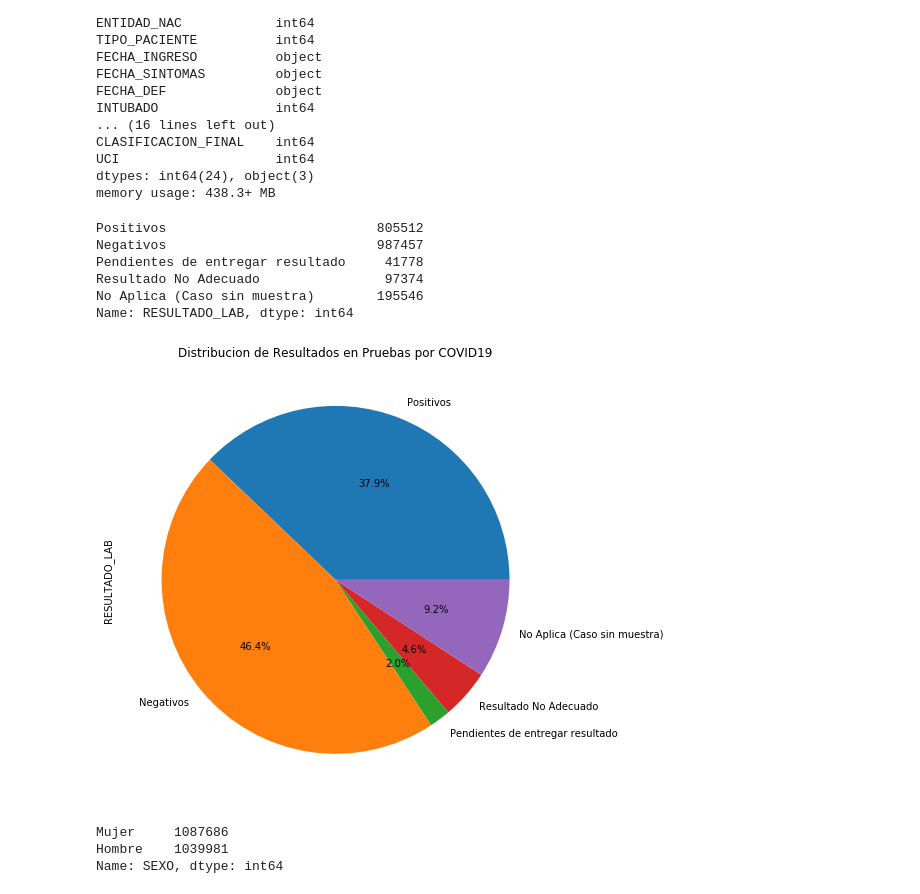
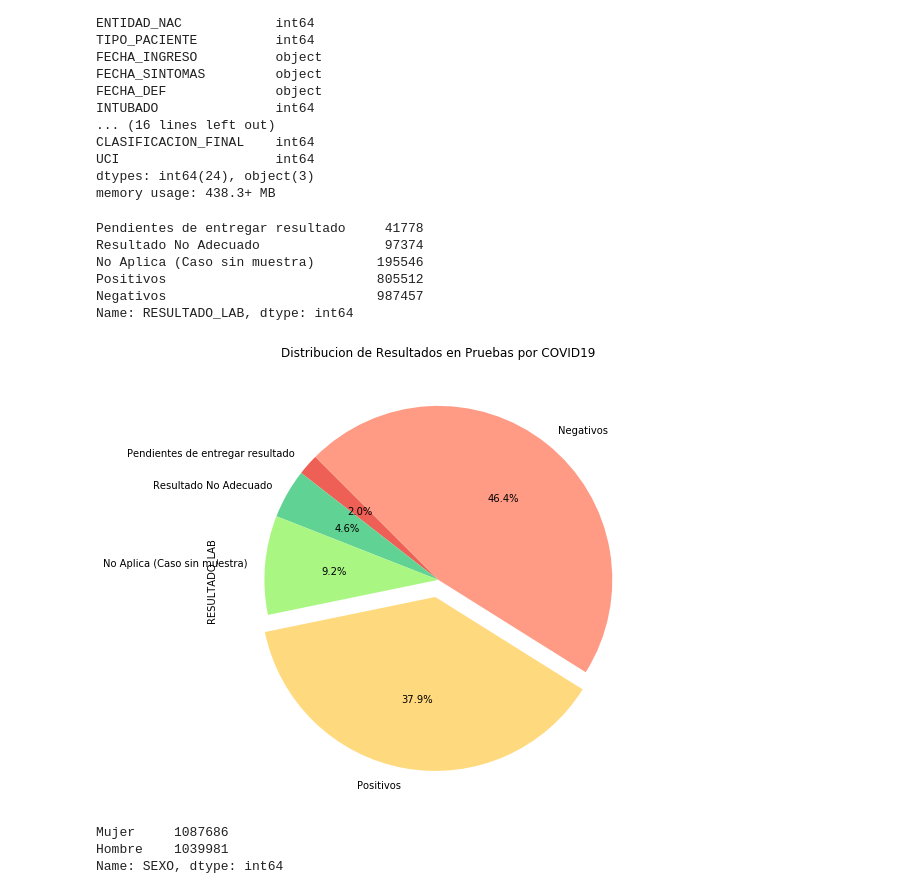
Before and after one commit to JoseGabriel-ITD/Analisis, a Jupyter notebook: covid19_1.ipynb, the cells around one changed output. Drawn from its saved outputs; the diff is of its cells as text; code cells hidden in the pictures.

```diff
--- a/covid19_1.ipynb
+++ b/covid19_1.ipynb
@@ -105,21 +105,28 @@ resultados = df['RESULTADO_LAB'].value_counts(sort=False)
 
 resultados.rename({1: 'Positivos', 2: 'Negativos', 3: 'Pendientes de entregar resultado',
                    4:'Resultado No Adecuado', 97:'No Aplica (Caso sin muestra)'}, inplace=True)
+
+resultados.sort_values(ascending=True, inplace=True)
 resultados
 # %% [output]
-Positivos                           805512
-Negativos                           987457
 Pendientes de entregar resultado     41778
 Resultado No Adecuado                97374
 No Aplica (Caso sin muestra)        195546
+Positivos                           805512
+Negativos                           987457
 Name: RESULTADO_LAB, dtype: int64
 # %%
-resultados.plot(kind='pie',figsize=(8,8), autopct='%1.1f%%')
+colores = ["#EE6055","#60D394","#AAF683","#FFD97D","#FF9B85"]
+desfase = (0, 0, 0, 0.1, 0)
+resultados.plot(kind='pie',figsize=(8,8), autopct='%1.1f%%', colors=colores,
+               explode=desfase, startangle=135)
+
 plt.title('Distribucion de Resultados en Pruebas por COVID19')
 #plt.legend(labels=resultados.index,loc='upper right')
+
 plt.show()
 # %% [output]
-[figure, old version]
+[figure, new version]
 # %%
 #  verificamos la distribucion de los casos por genero
 generos = df['SEXO'].value_counts(sort=False)
```
Also changed, not shown: parts of 4 cells of this notebook.
